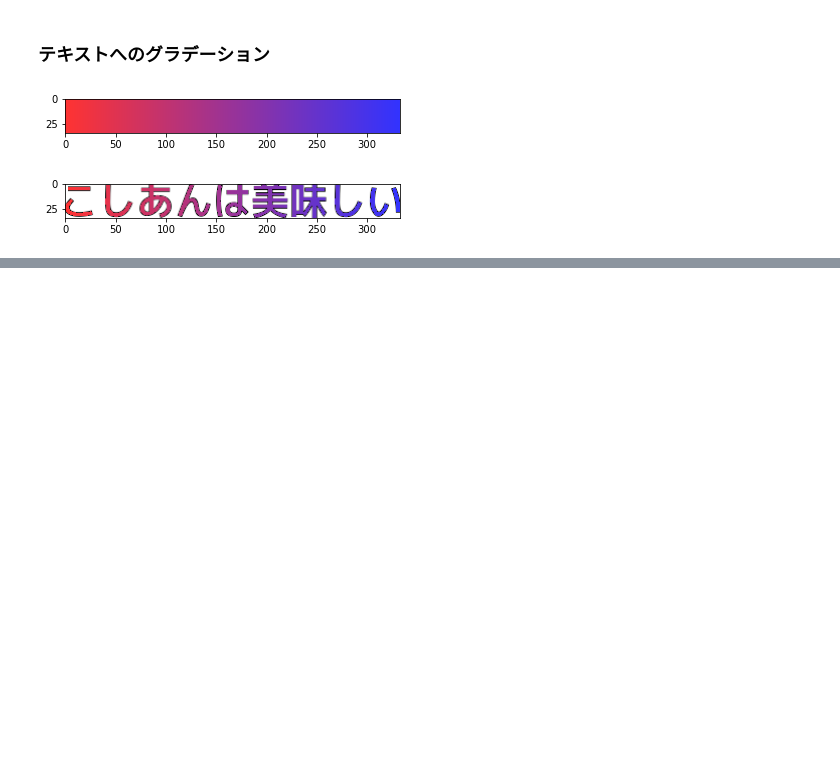
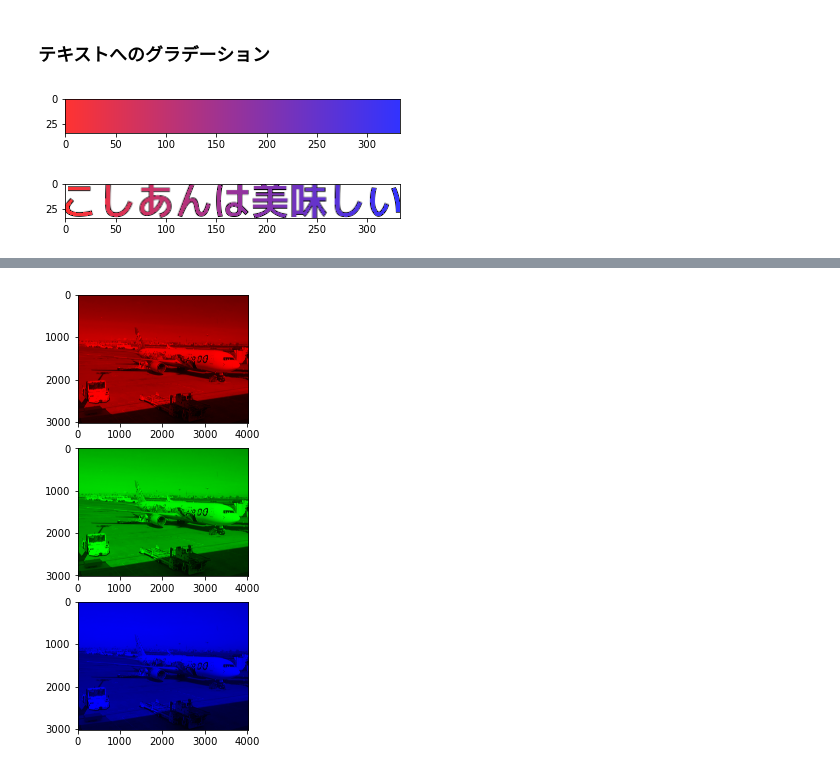
Before and after one commit to nonsabotage/numpy_infinity, a Jupyter notebook: ch04_テンソルと画像処理.ipynb, the cells around one changed output, grey strips where cells are left out. Drawn from its saved outputs; the diff is of its cells as text; code cells hidden in the pictures; blank space fills up the shorter version.

```diff
--- a/ch04_テンソルと画像処理.ipynb
+++ b/ch04_テンソルと画像処理.ipynb
@@ -438,0 +479,10 @@ plt.show()
+# %%
+fig = plt.figure(figsize = (24, 8))
+
+for i in range(3):
+    v = np.zeros_like(x)
+    v[..., i] = x[..., i]
+    ax = fig.add_subplot(3, 1, 1 + i)
+    ax.imshow(v)
+# %% [output]
+[figure, added]
```
Also changed, not shown: parts of 39 cells of this notebook, 2 other files.
